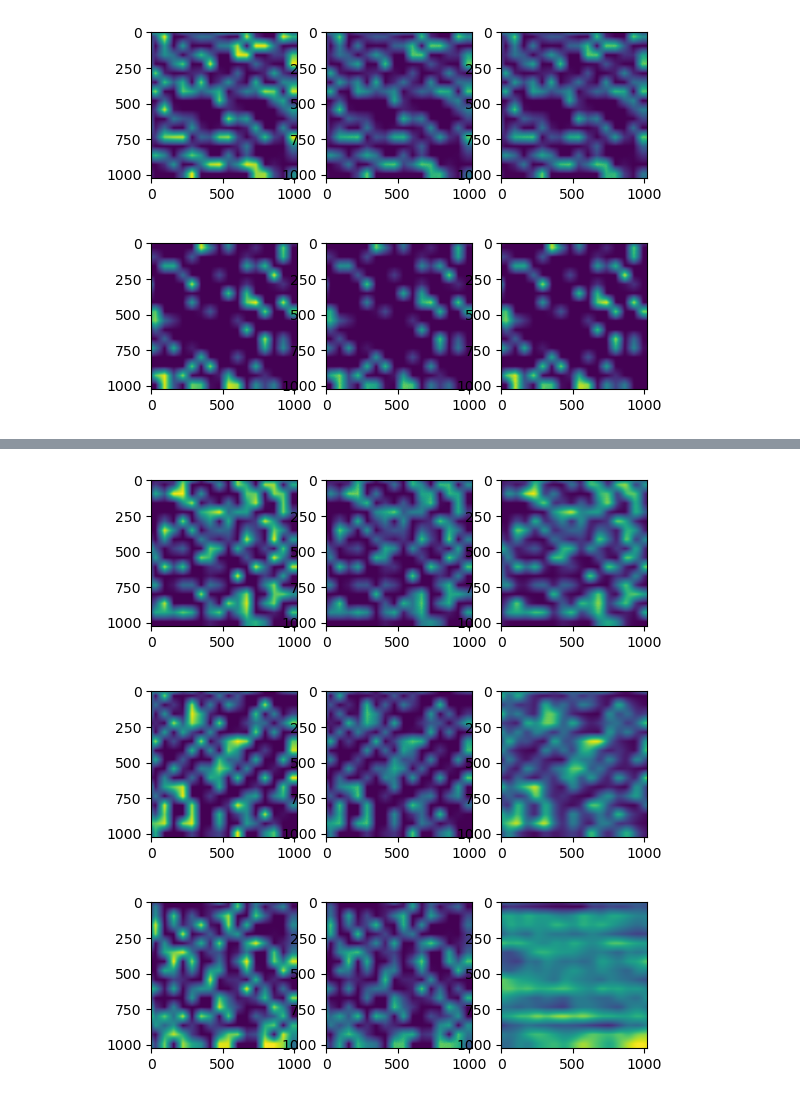
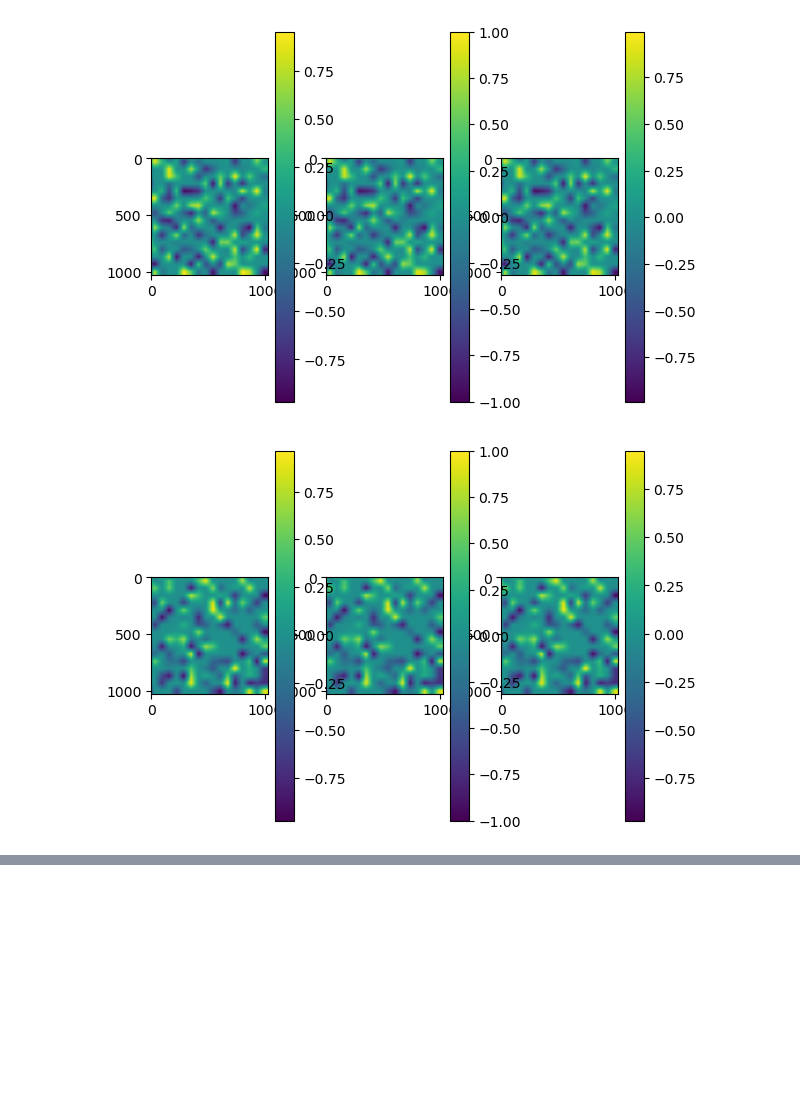
Before and after one commit to JiangguoZhang/pix2pixHD, a Jupyter notebook: data_generator/pseudoimggen.ipynb, the cells around one changed output, grey strips where cells are left out. Cells and saved outputs as stored; diff of their text form; code cells hidden in the pictures; blank space fills up the shorter version.

```diff
--- a/data_generator/pseudoimggen.ipynb
+++ b/data_generator/pseudoimggen.ipynb
@@ -63,8 +63,8 @@ def elementaryCellularAutomata(rule, n, width=None, randfrac=None):
 
 def caimgen(lp_length, imgsize):
     mask = elementaryCellularAutomata(np.random.randint(255), lp_length, lp_length, np.random.random())
-    pix_value = np.round(np.random.rand(lp_length, lp_length) * 4095).astype(int)
-    imgseed = np.array(mask * pix_value, dtype=np.double)
+    pix_value = np.random.rand(lp_length, lp_length) * 2 - 1
+    imgseed = mask * pix_value
 
     imgraw = cv2.resize(imgseed, (imgsize * 2, imgsize * 2))  # Double the image size
     imgraw = imgraw[imgsize-1:2*imgsize-1, :]  # Crop the image
@@ -80,41 +80,45 @@ def blurgen(img_gt, k):
     for i in range(img_gt.shape[0]):
         img_gtf[i, :] = lfilter(b, a, img_gt[i, :])
     return img_gtf
 
-k = [1, 0.189, 0.189*2, 0.189*4, 0.189/2, 0.189/5, 0.189/10, 0.189/100]
+k = [0.189*2, 0.189, 0.189/10, 0.189/100, 0.189/1000]
 
 base_path = '/home/xavier/Documents/Tao-ImageSet/python_synthesized'
 
 for fidx in range(1):
     folderpath = os.path.join(base_path, 'group_' + str(fidx))
     os.makedirs(folderpath, exist_ok=True)
     os.chdir(folderpath)
 
     lp_length = int(32 * 2**fidx)
 
     for j in k:
         subfname = str(j)
         os.makedirs(subfname, exist_ok=True)
 
         for i in range(1):
             img_temp = caimgen(lp_length, 1024)
             # Adding noise and blurring (assuming speckle noise and blur functions are defined)
-            img_temp2 = random_noise(np.uint16(img_temp), mode='speckle') # img_temp + np.random.randn(*img_temp.shape)
+            img_temp2 = random_noise(img_temp, mode='speckle') # img_temp + np.random.randn(*img_temp.shape)
             img_blur_temp = blurgen(img_temp2, j)
 
             img_gt = img_temp[:, 1024:]
             img_gtn = img_temp2[:, 1024:]
             img_blur = img_blur_temp[:, 1024:]
             fig, axs = plt.subplots(1, 3)
-            axs[0].imshow(img_gt)
-            axs[1].imshow(img_gtn)
-            axs[2].imshow(img_blur)
+            cax1 = axs[0].imshow(img_gt)
+            cax2 = axs[1].imshow(img_gtn)
+            cax3 = axs[2].imshow(img_blur)
+            # Add colorbars
+            fig.colorbar(cax1, ax=axs[0])
+            fig.colorbar(cax2, ax=axs[1])
+            fig.colorbar(cax3, ax=axs[2])
             plt.show()
-            Image.fromarray(img_gt.astype(np.uint16)).save(f'{subfname}/gt_k={j}_{i}.tif')
-            Image.fromarray(img_gtn.astype(np.uint16)).save(f'{subfname}/gtn_k={j}_{i}.tif')
-            Image.fromarray(img_blur.astype(np.uint16)).save(f'{subfname}/k={j}_{i}.tif')
+            # Image.fromarray(img_gt.astype(np.uint16)).save(f'{subfname}/gt_k={j}_{i}.tif')
+            # Image.fromarray(img_gtn.astype(np.uint16)).save(f'{subfname}/gtn_k={j}_{i}.tif')
+            # Image.fromarray(img_blur.astype(np.uint16)).save(f'{subfname}/k={j}_{i}.tif')
 
-        os.chdir(folderpath)
+        # os.chdir(folderpath)
 # %% [output]
-[figure, old version]
+[figure, new version]
-[figure, old version]
+[figure, new version]
@@ -124,3 +127,0 @@ for fidx in range(1):
-[figure, removed]
-[figure, removed]
-[figure, removed]
```
Also changed, not shown: parts of 2 cells of this notebook, 7 other files.
